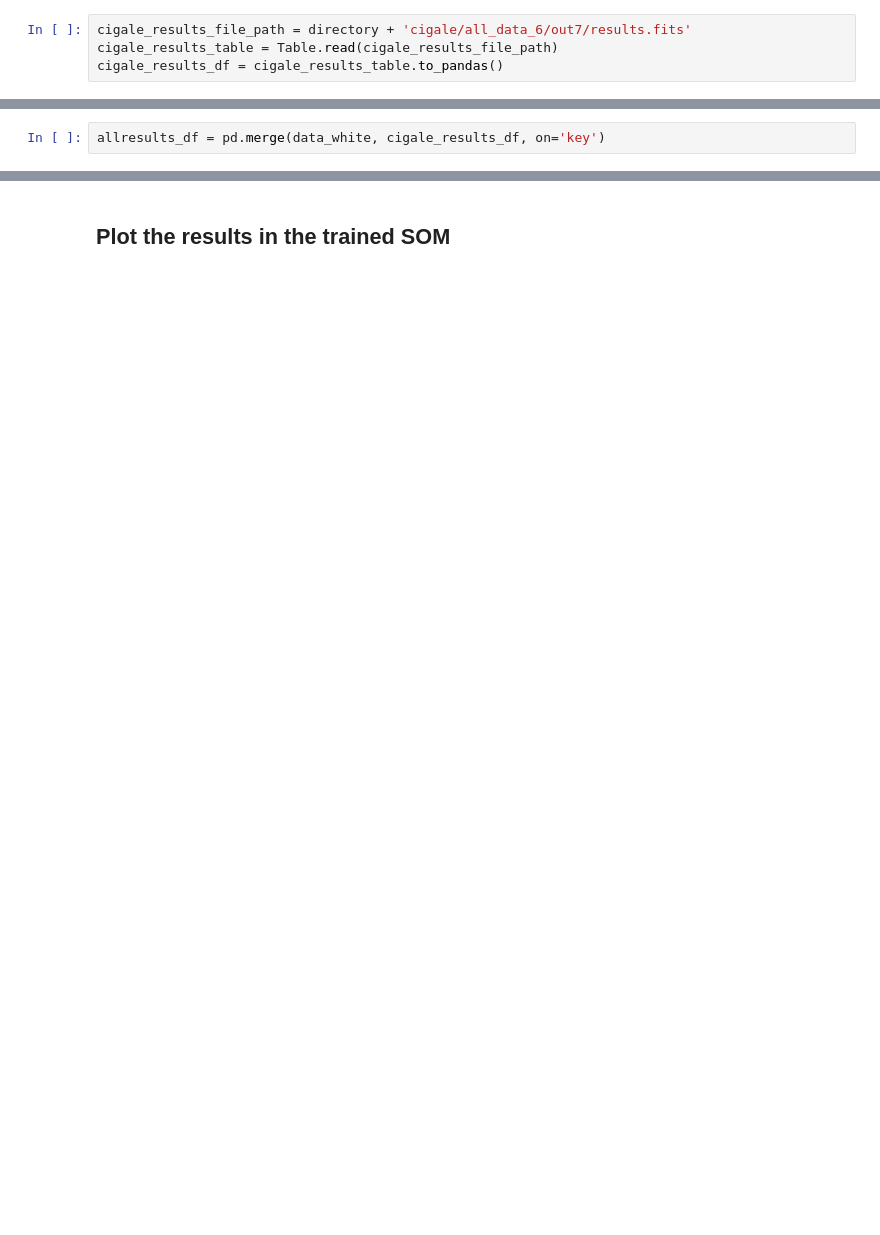
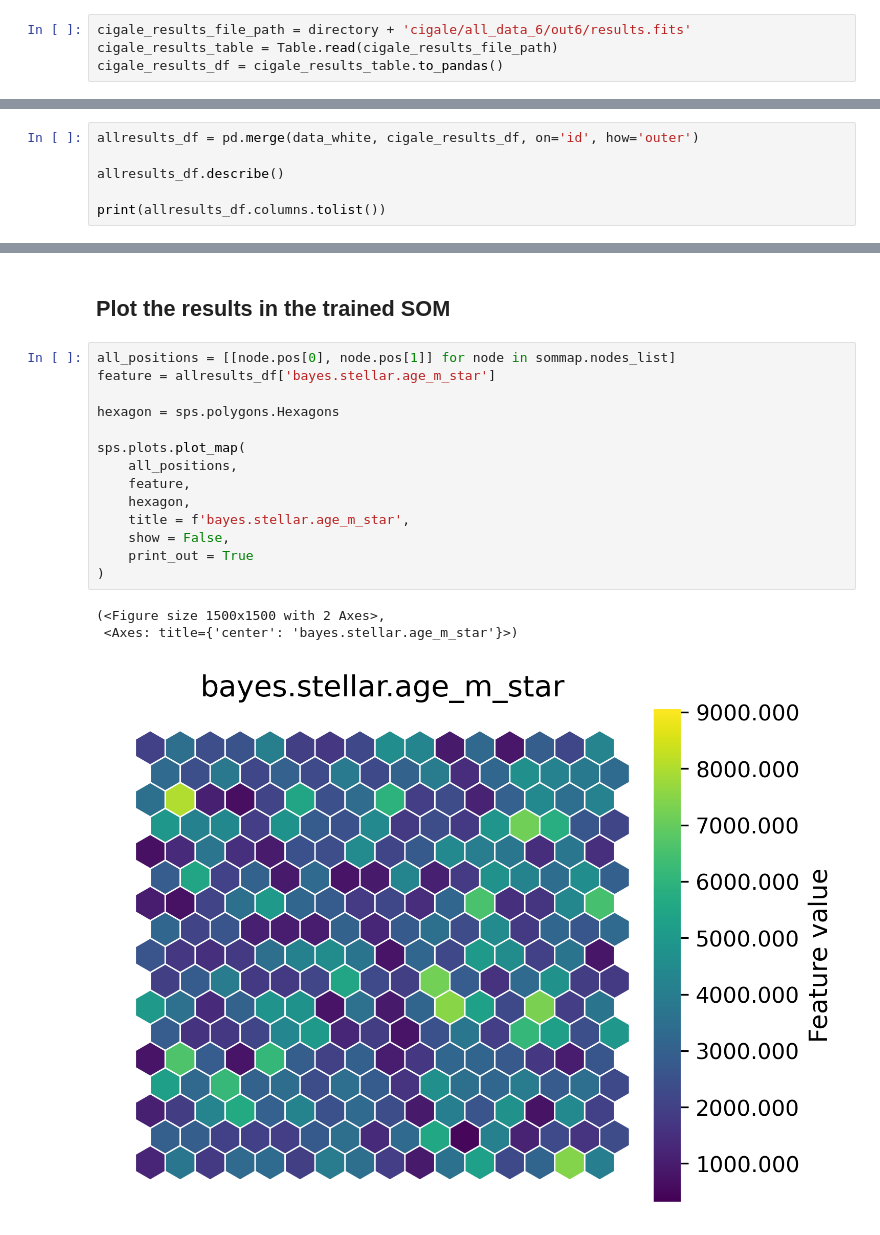
Before and after one commit to theWebTardigrade/fundamental-properties-of-EMU-radio-sources, a Jupyter notebook: code/8_Plot_Parameters_SOMs.ipynb, the cells around one changed output, grey strips where cells are left out. Drawn from its saved outputs; the diff is of its cells as text; blank space fills up the shorter version.

```diff
--- a/code/8_Plot_Parameters_SOMs.ipynb
+++ b/code/8_Plot_Parameters_SOMs.ipynb
@@ -60,7 +70,7 @@ sommap = sps.SOMNet(
 # %% [markdown]
 Import the parameters from CIGALE
 # %%
-cigale_results_file_path = directory + 'cigale/all_data_6/out7/results.fits'
+cigale_results_file_path = directory + 'cigale/all_data_6/out6/results.fits'
 cigale_results_table = Table.read(cigale_results_file_path)
 cigale_results_df = cigale_results_table.to_pandas()
 # %%
@@ -91,4 +101,8 @@ ID with chi-square closest to the median: b'J005649-332450'
 # %% [markdown]
 ## Join both tables
 # %%
-allresults_df = pd.merge(data_white, cigale_results_df, on='key')
+allresults_df = pd.merge(data_white, cigale_results_df, on='id', how='outer')
+
+allresults_df.describe()
+
+print(allresults_df.columns.tolist())
@@ -95,2 +111,20 @@ allresults_df = pd.merge(data_white, cigale_results_df, on='key')
 # %% [markdown]
 ## Plot the results in the trained SOM
+# %%
+all_positions = [[node.pos[0], node.pos[1]] for node in sommap.nodes_list]
+feature = allresults_df['bayes.stellar.age_m_star']
+
+hexagon = sps.polygons.Hexagons
+
+sps.plots.plot_map(
+    all_positions,
+    feature,
+    hexagon,
+    title = f'bayes.stellar.age_m_star',
+    show = False,
+    print_out = True
+)
+# %% [output]
+(<Figure size 1500x1500 with 2 Axes>,
+ <Axes: title={'center': 'bayes.stellar.age_m_star'}>)
+[figure, added]
```
Also changed, not shown: parts of 3 cells of this notebook, 3 other files.
